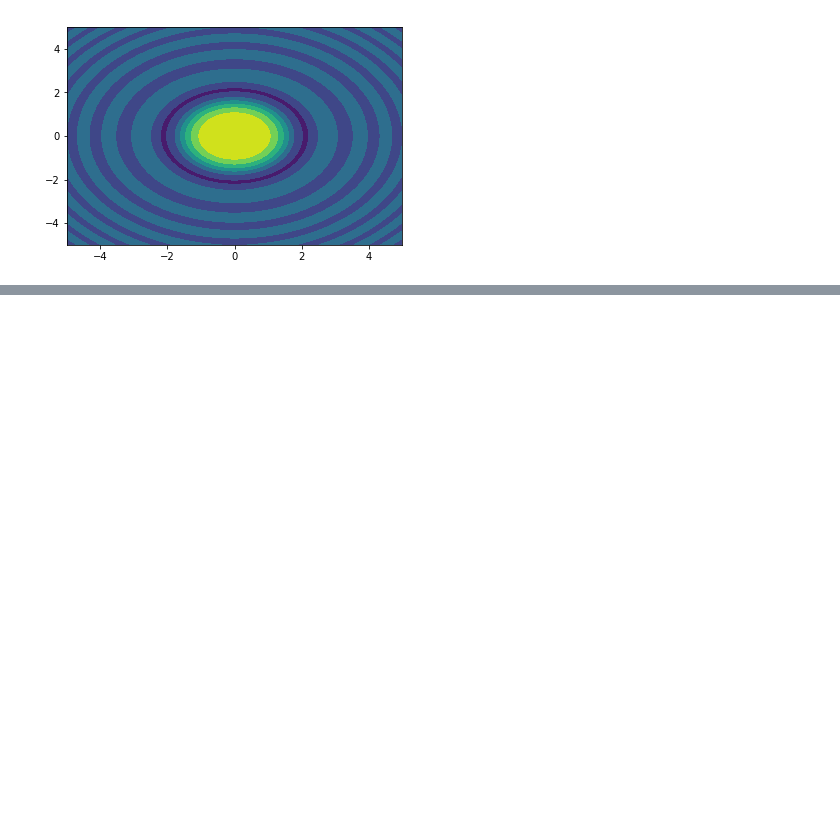
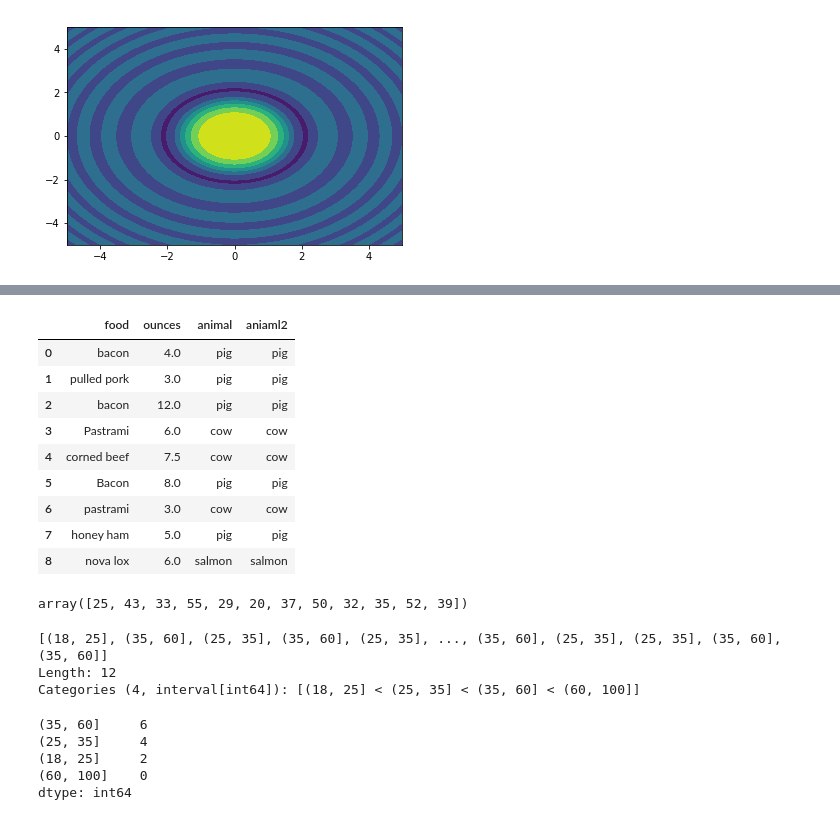
Before and after one commit to flybetter/handson_demo, a Jupyter notebook: data_analysis/data_analyse.ipynb, the cells around one changed output, grey strips where cells are left out. Saved outputs shown, nothing was run; the diff lists cells and outputs as text; code cells hidden in the pictures; blank space fills up the shorter version.

```diff
--- a/data_analysis/data_analyse.ipynb
+++ b/data_analysis/data_analyse.ipynb
@@ -1292,0 +1311,6 @@ h=plt.contourf(points,points,z)
+# %%
+data=DataFrame({'food':['bacon','pulled pork','bacon','Pastrami',
+                       'corned beef','Bacon','pastrami','honey ham',
+                       'nova lox'],
+               'ounces':[4,3,12,6,7.5,8,3,5,6]})
+data
@@ -1292,0 +1328,12 @@ h=plt.contourf(points,points,z)
+# %%
+meat_to_animal={
+    'bacon':'pig',
+    'pulled pork':'pig',
+    'pastrami':'cow',
+    'corned beef':'cow',
+    'honey ham':'pig',
+    'nova lox':'salmon'
+}
+
+data['animal']=data['food'].map(str.lower).map(meat_to_animal)
+data
@@ -1292,0 +1351,20 @@ h=plt.contourf(points,points,z)
+# %%
+data['aniaml2']=data['food'].apply(lambda x: meat_to_animal[x.lower()])
+# %%
+data
+# %% [output]
+|  | food | ounces | animal | aniaml2 |
+| 0 | bacon | 4.0 | pig | pig |
+| 1 | pulled pork | 3.0 | pig | pig |
+| 2 | bacon | 12.0 | pig | pig |
+| 3 | Pastrami | 6.0 | cow | cow |
+| 4 | corned beef | 7.5 | cow | cow |
+| 5 | Bacon | 8.0 | pig | pig |
+| 6 | pastrami | 3.0 | cow | cow |
+| 7 | honey ham | 5.0 | pig | pig |
+| 8 | nova lox | 6.0 | salmon | salmon |
+# %%
+ages=np.random.randint(20,69,size=12)
+ages
+# %% [output]
+array([25, 43, 33, 55, 29, 20, 37, 50, 32, 35, 52, 39])
@@ -1292,0 +1374,14 @@ h=plt.contourf(points,points,z)
+# %%
+cats
+# %% [output]
+[(18, 25], (35, 60], (25, 35], (35, 60], (25, 35], ..., (35, 60], (25, 35], (25, 35], (35, 60], (35, 60]]
+Length: 12
+Categories (4, interval[int64]): [(18, 25] < (25, 35] < (35, 60] < (60, 100]]
+# %%
+pd.value_counts(cats)
+# %% [output]
+(35, 60]     6
+(25, 35]     4
+(18, 25]     2
+(60, 100]    0
+dtype: int64
```
Also changed, not shown: parts of 40 cells of this notebook.
